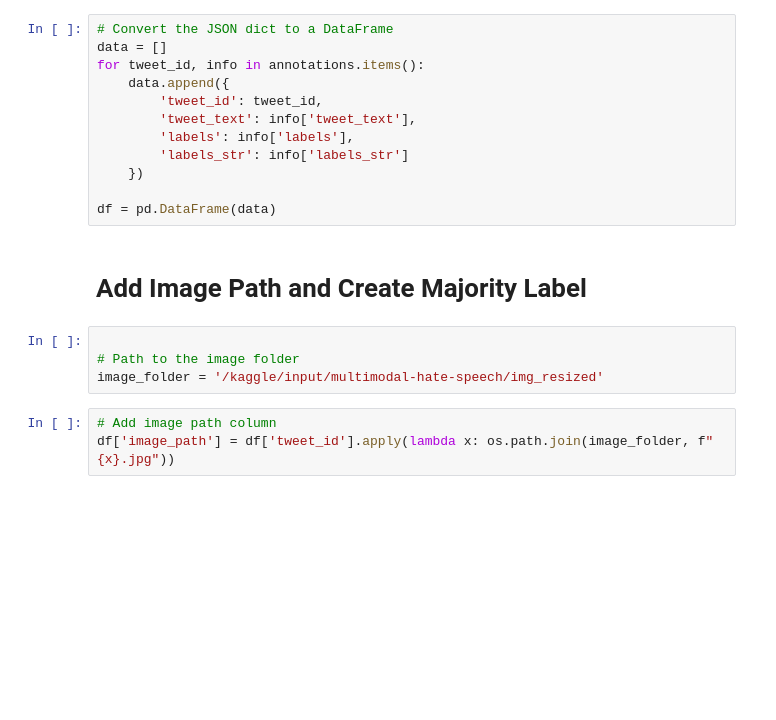
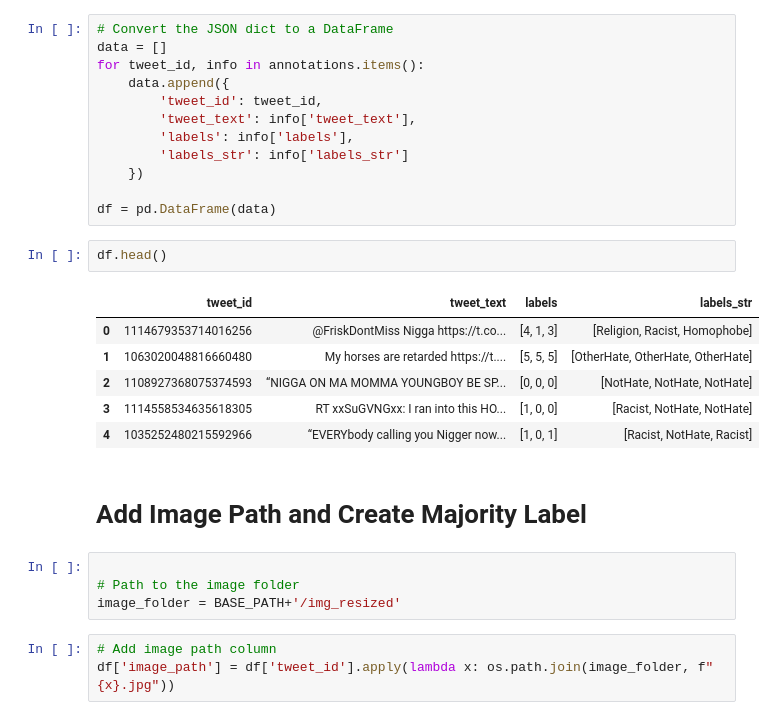
Before and after one commit to tsmuskin/599_Project, a Jupyter notebook: Data Cleaning.ipynb, the cells around one changed output. Cells and saved outputs as stored; diff of their text form; blank space fills up the shorter version.

```diff
--- a/Data Cleaning.ipynb
+++ b/Data Cleaning.ipynb
@@ -73,12 +102,21 @@ for tweet_id, info in annotations.items():
     })
 
 df = pd.DataFrame(data)
+# %%
+df.head()
+# %% [output]
+|  | tweet_id | tweet_text | labels | labels_str |
+| 0 | 1114679353714016256 | @FriskDontMiss Nigga https://t.co... | [4, 1, 3] | [Religion, Racist, Homophobe] |
+| 1 | 1063020048816660480 | My horses are retarded https://t.... | [5, 5, 5] | [OtherHate, OtherHate, OtherHate] |
+| 2 | 1108927368075374593 | “NIGGA ON MA MOMMA YOUNGBOY BE SP... | [0, 0, 0] | [NotHate, NotHate, NotHate] |
+| 3 | 1114558534635618305 | RT xxSuGVNGxx: I ran into this HO... | [1, 0, 0] | [Racist, NotHate, NotHate] |
+| 4 | 1035252480215592966 | “EVERYbody calling you Nigger now... | [1, 0, 1] | [Racist, NotHate, Racist] |
 # %% [markdown]
 # Add Image Path and Create Majority Label
 # %%
 
 # Path to the image folder
-image_folder = '/kaggle/input/multimodal-hate-speech/img_resized'
+image_folder = BASE_PATH+'/img_resized'
 # %%
 # Add image path column
 df['image_path'] = df['tweet_id'].apply(lambda x: os.path.join(image_folder, f"{x}.jpg"))
```
Also changed, not shown: parts of 29 cells of this notebook.
